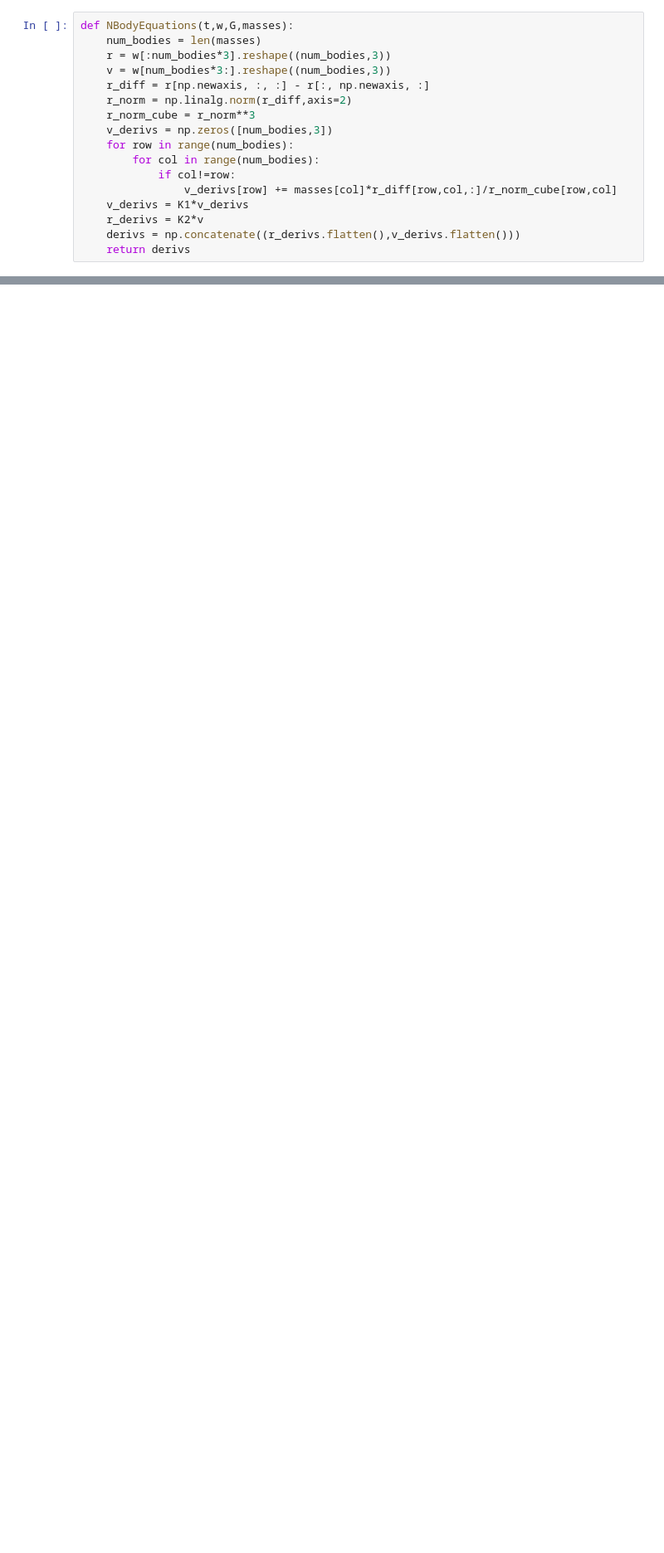
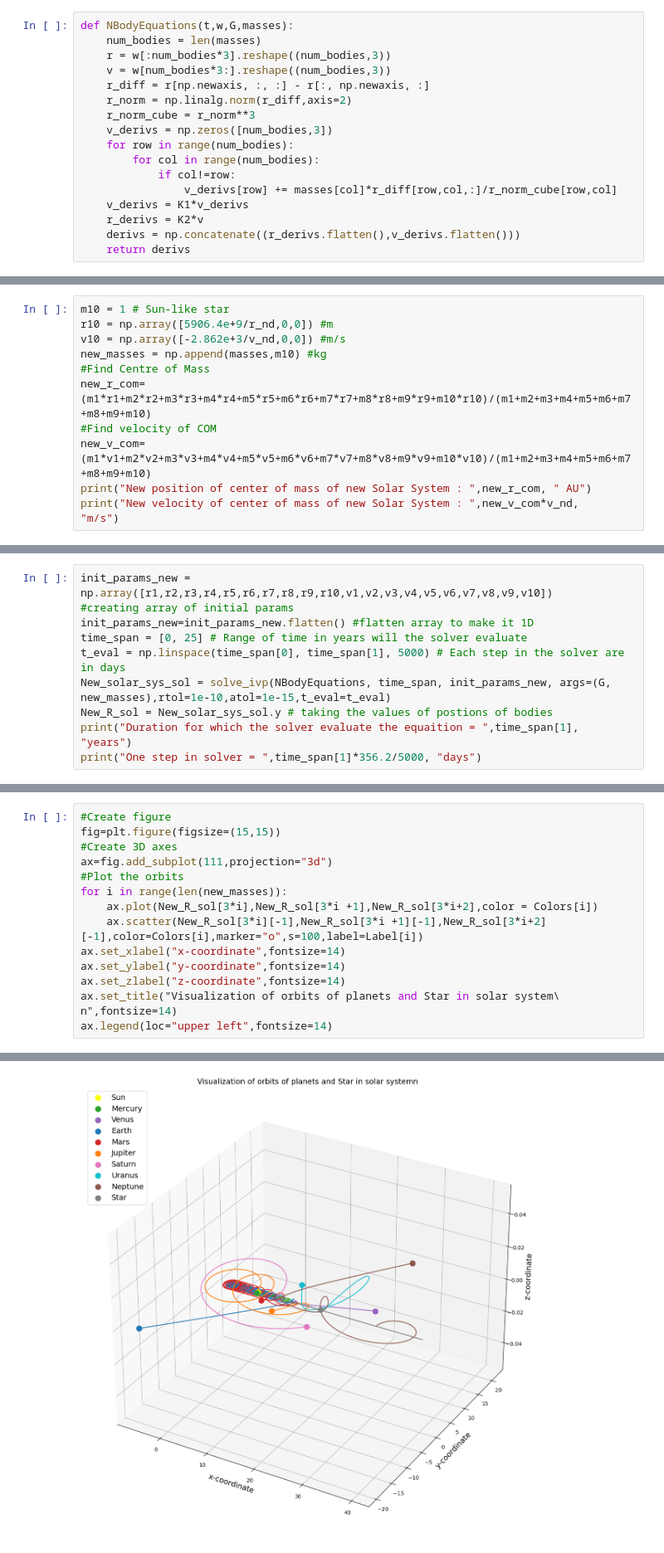
Before and after one commit to karan317/New-solar-system, a Jupyter notebook: Solar_system.ipynb, the cells around one changed output, grey strips where cells are left out. Shown at 83% size. Drawn from its saved outputs; the diff is of its cells as text; blank space fills up the shorter version.

```diff
--- a/Solar_system.ipynb
+++ b/Solar_system.ipynb
@@ -151,0 +161,12 @@ ax.legend(loc="upper left",fontsize=14)
+# %%
+m10 = 1 # Sun-like star
+r10 = np.array([5906.4e+9/r_nd,0,0]) #m
+v10 = np.array([-2.862e+3/v_nd,0,0]) #m/s
+new_masses = np.append(masses,m10) #kg
+#Find Centre of Mass
+new_r_com=(m1*r1+m2*r2+m3*r3+m4*r4+m5*r5+m6*r6+m7*r7+m8*r8+m9*r9+m10*r10)/(m1+m2+m3+m4+m5+m6+m7+m8+m9+m10)
+#Find velocity of COM
+new_v_com=(m1*v1+m2*v2+m3*v3+m4*v4+m5*v5+m6*v6+m7*v7+m8*v8+m9*v9+m10*v10)/(m1+m2+m3+m4+m5+m6+m7+m8+m9+m10)
+print("New position of center of mass of new Solar System : ",new_r_com, " AU")
+print("New velocity of center of mass of new Solar System : ",new_v_com*v_nd,
+"m/s")
@@ -151,0 +180,10 @@ ax.legend(loc="upper left",fontsize=14)
+# %%
+init_params_new = np.array([r1,r2,r3,r4,r5,r6,r7,r8,r9,r10,v1,v2,v3,v4,v5,v6,v7,v8,v9,v10])
+#creating array of initial params
+init_params_new=init_params_new.flatten() #flatten array to make it 1D
+time_span = [0, 25] # Range of time in years will the solver evaluate
+t_eval = np.linspace(time_span[0], time_span[1], 5000) # Each step in the solver are in days
+New_solar_sys_sol = solve_ivp(NBodyEquations, time_span, init_params_new, args=(G, new_masses),rtol=1e-10,atol=1e-15,t_eval=t_eval)
+New_R_sol = New_solar_sys_sol.y # taking the values of postions of bodies
+print("Duration for which the solver evaluate the equaition = ",time_span[1], "years")
+print("One step in solver = ",time_span[1]*356.2/5000, "days")
@@ -151,0 +195,16 @@ ax.legend(loc="upper left",fontsize=14)
+# %%
+#Create figure
+fig=plt.figure(figsize=(15,15))
+#Create 3D axes
+ax=fig.add_subplot(111,projection="3d")
+#Plot the orbits
+for i in range(len(new_masses)):
+    ax.plot(New_R_sol[3*i],New_R_sol[3*i +1],New_R_sol[3*i+2],color = Colors[i])
+    ax.scatter(New_R_sol[3*i][-1],New_R_sol[3*i +1][-1],New_R_sol[3*i+2][-1],color=Colors[i],marker="o",s=100,label=Label[i])
+ax.set_xlabel("x-coordinate",fontsize=14)
+ax.set_ylabel("y-coordinate",fontsize=14)
+ax.set_zlabel("z-coordinate",fontsize=14)
+ax.set_title("Visualization of orbits of planets and Star in solar system\
+n",fontsize=14)
+ax.legend(loc="upper left",fontsize=14)
+# %% [output]
@@ -151,0 +212 @@ ax.legend(loc="upper left",fontsize=14)
+[figure, added]
```
Also changed, not shown: parts of 21 cells of this notebook.
